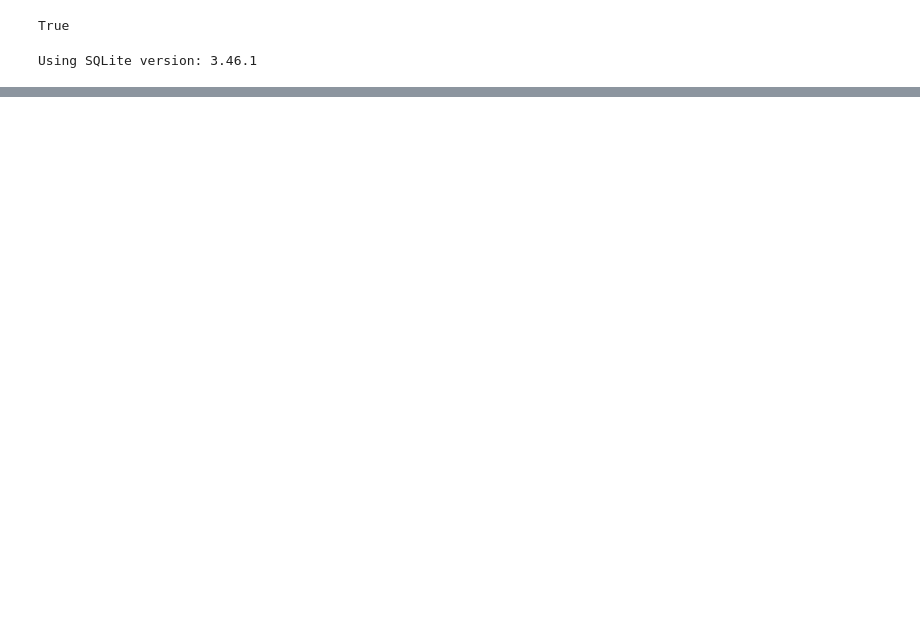
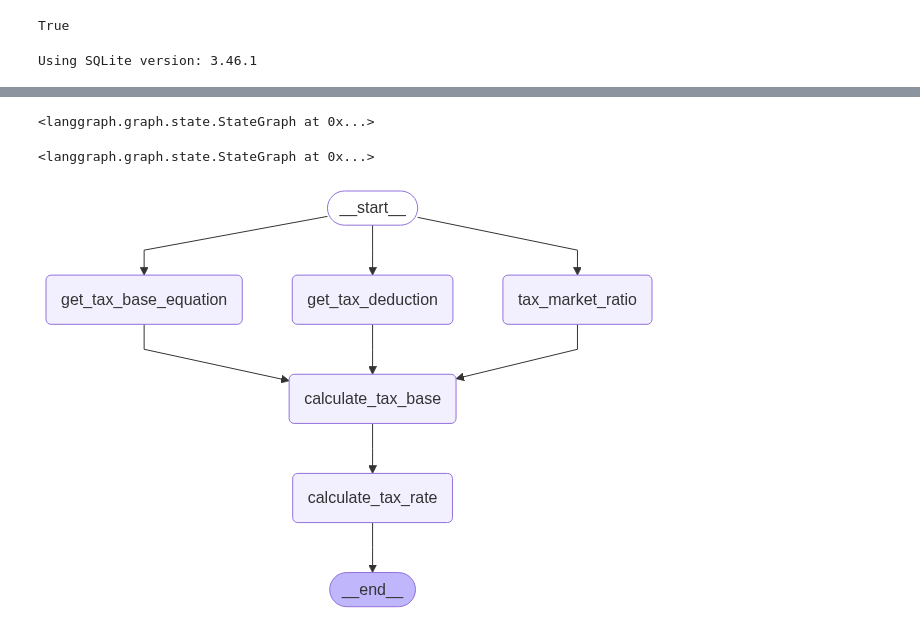
Before and after one commit to simsimeie/langgraph-practice, a Jupyter notebook: langgraph07.ipynb, the cells around one changed output, grey strips where cells are left out. Saved outputs shown, nothing was run; the diff lists cells and outputs as text; code cells hidden in the pictures; blank space fills up the shorter version.

```diff
--- a/langgraph07.ipynb
+++ b/langgraph07.ipynb
@@ -61,20 +61,20 @@ rag_prompt = hub.pull("rlm/rag-prompt")
 # 동적으로 context는 retriever로부터 가져오고 질문은 RunnablePassthrough()를 사용해 동적으로 질문을 받는다.
 tax_base_retrieval_chain = {'context' : retriever, 'question' : RunnablePassthrough()} | rag_prompt | llm | StrOutputParser()
 
-tax_base_equation_promt = ChatPromptTemplate.from_messages([
+tax_base_equation_prompt = ChatPromptTemplate.from_messages([
     ('system', '사용자의 질문에서 과세표준을 계산하는 방법을 수식으로 나타내주세요. 부연 설명 없이 수식만 리턴해주세요'),
     ('human', '{tax_base_equation_information}')
 ])
 
 tax_base_equation_chain = (
-    {'tax_base_equation_information' : RunnablePassthrough()} | tax_base_equation_promt | llm | StrOutputParser()
+    {'tax_base_equation_information' : RunnablePassthrough()} | tax_base_equation_prompt | llm | StrOutputParser()
 )
 
 tax_base_chain = {'tax_base_equation_information' : tax_base_retrieval_chain} | tax_base_equation_chain
 
 def get_tax_base_equation(state: AgentState) :
     tax_base_equation_question = '주택에 대한 종합부동산세 계산시 과세표준을 계산하는 방법을 수식으로 표현해서 알려주세요'
-    tax_base_equation = tax_base_equation_chain.invoke(tax_base_equation_question)
+    tax_base_equation = tax_base_chain.invoke(tax_base_equation_question)
     return {'tax_base_equation' : tax_base_equation}
 # %%
 get_tax_base_equation({})
@@ -96,0 +235,31 @@ def get_tax_deduction(state: AgentState) :
+# %%
+graph_builder.nodes.clear()
+graph_builder.add_node('get_tax_base_equation', get_tax_base_equation)
+graph_builder.add_node('get_tax_deduction', get_tax_deduction)
+graph_builder.add_node('tax_market_ratio', tax_market_ratio)
+graph_builder.add_node('calculate_tax_base', calculate_tax_base)
+graph_builder.add_node('calculate_tax_rate', calculate_tax_rate)
+# %% [output]
+<langgraph.graph.state.StateGraph at 0x...>
+# %%
+from langgraph.graph import START, END
+
+graph_builder.edges.clear()
+
+graph_builder.add_edge(START, 'get_tax_base_equation')
+graph_builder.add_edge(START, 'get_tax_deduction')
+graph_builder.add_edge(START, 'tax_market_ratio')
+graph_builder.add_edge('get_tax_base_equation', 'calculate_tax_base')
+graph_builder.add_edge('get_tax_deduction', 'calculate_tax_base')
+graph_builder.add_edge('tax_market_ratio', 'calculate_tax_base')
+graph_builder.add_edge('calculate_tax_base', 'calculate_tax_rate')
+graph_builder.add_edge('calculate_tax_rate', END)
+# %% [output]
+<langgraph.graph.state.StateGraph at 0x...>
+# %%
+graph = graph_builder.compile()
+# %%
+from IPython.display import display, Image
+display(Image(graph.get_graph().draw_mermaid_png()))
+# %% [output]
+[figure, added]
```
Also changed, not shown: parts of 10 cells of this notebook, 1 other file.
